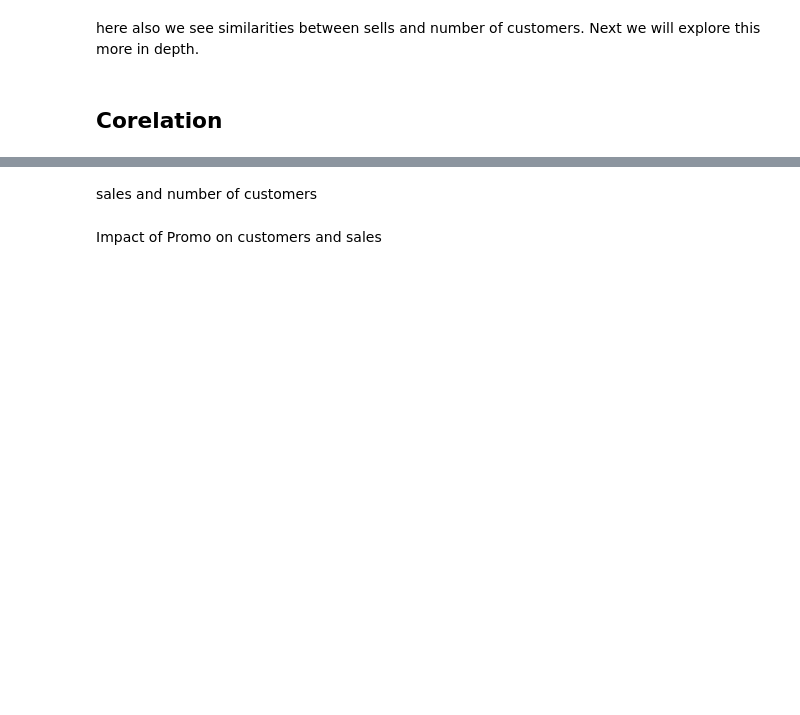
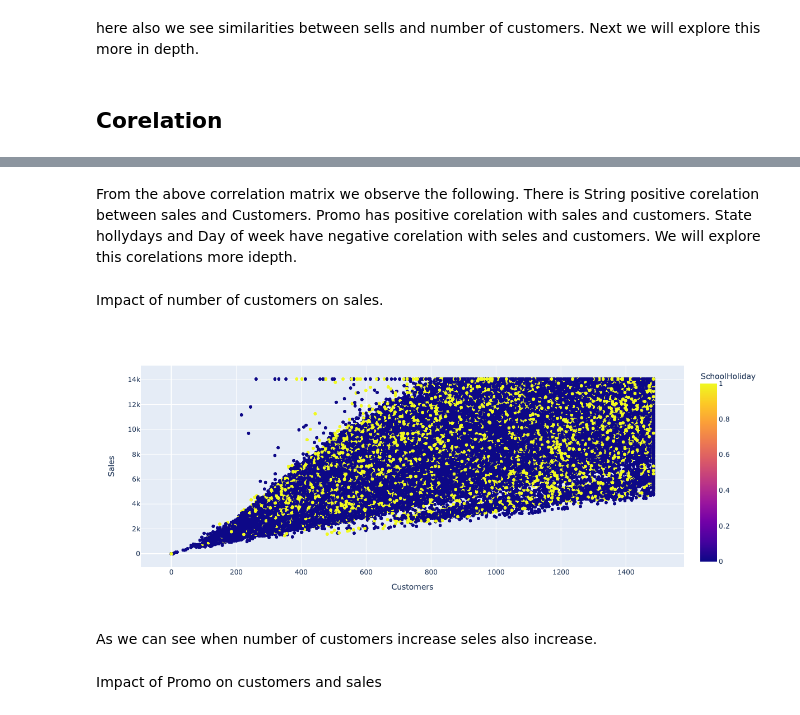
Before and after one commit to eandualem/PharmaceuticalSalesPrediction, a Jupyter notebook: notebooks/2.0 exploration.ipynb, the cells around one changed output, grey strips where cells are left out. Cells and saved outputs as stored; diff of their text form; code cells hidden in the pictures; blank space fills up the shorter version.

Commit message:
feat: the impact of promotion on sales

```diff
--- a/notebooks/2.0 exploration.ipynb
+++ b/notebooks/2.0 exploration.ipynb
@@ -261,9 +261,9 @@ Next we will explore this more in depth.
 # %% [markdown]
 ## Corelation
 # %%
+df = df_train_store.copy()
 corr_all = df_train_store[['Open', 'Promo', 'Promo2', 'Sales', 'Customers', 'DayOfWeek', 'StateHoliday', 'SchoolHoliday', 'StoreType',
                            'Assortment', 'CompetitionDistance', 'CompetitionOpenSinceMonth', 'CompetitionOpenSinceYear']].corr()
-corr_all
 # %%
 mask = np.zeros_like(corr_all, dtype=np.bool)
 mask[np.triu_indices_from(mask)] = True
@@ -285,5 +279,9 @@ hollyday_trend.reset_index(inplace=True)
+# %% [markdown]
+From the above correlation matrix we observe the following. There is String positive corelation between sales and Customers. Promo has positive corelation with sales and customers. State hollydays and Day of week have negative corelation with seles and customers. We will explore this corelations more idepth.
+# %% [markdown]
+Impact of number of customers on sales.
 # %%
-fig = px.scatter(hollyday_trend, x="Day", y="Sales", color="SchoolHoliday")
+fig = px.scatter(df, x="Customers", y="Sales", color="SchoolHoliday")
 Image(pio.to_image(fig, format='png', width=1200))
+# %% [output]
+[figure, added]
-# %% [markdown]
-sales and number of customers
@@ -296,2 +288,4 @@ Image(pio.to_image(fig, format='png', width=1200))
+# %% [markdown]
+As we can see when number of customers increase seles also increase.
 # %% [markdown]
 Impact of Promo on customers and sales
```
Also changed, not shown: parts of 14 cells of this notebook.
